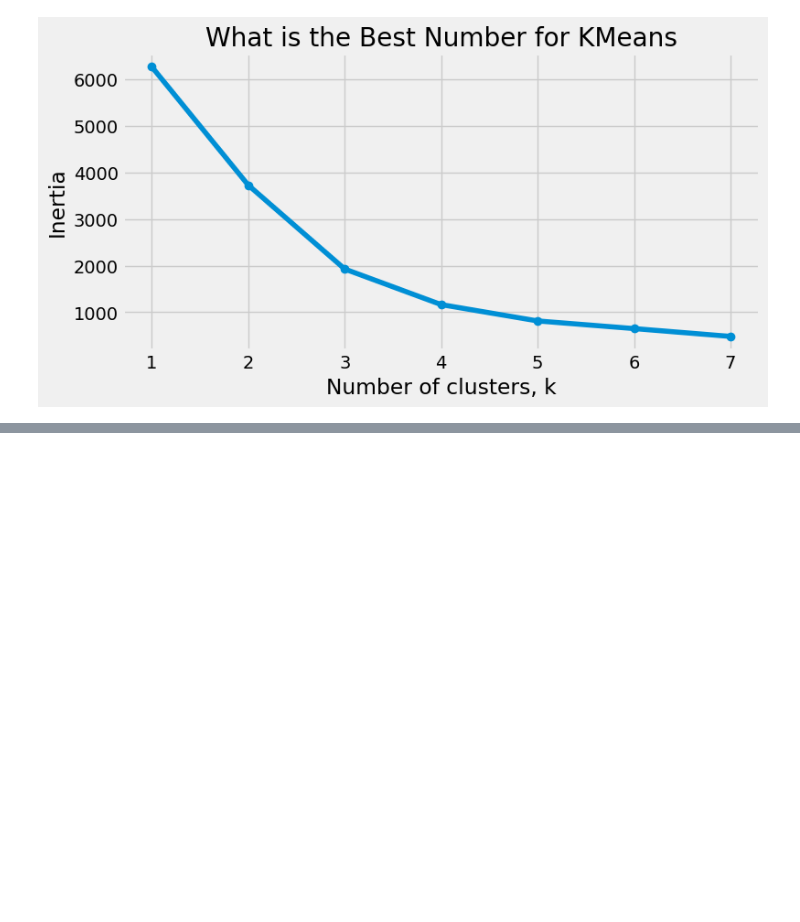
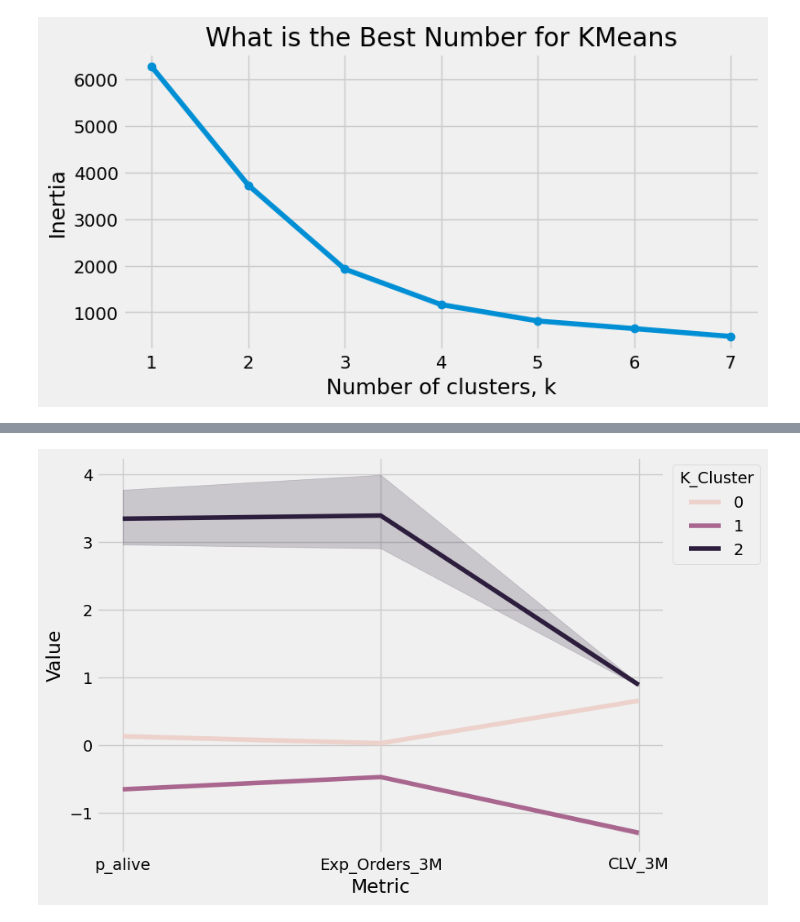
Before and after one commit to Rybakowski/projekt_churn_bank, a Jupyter notebook: P02_Segmentation/Segmentation_code.ipynb, the cells around one changed output, grey strips where cells are left out. Cells and saved outputs as stored; diff of their text form; code cells hidden in the pictures; blank space fills up the shorter version.

```diff
--- a/P02_Segmentation/Segmentation_code.ipynb
+++ b/P02_Segmentation/Segmentation_code.ipynb
@@ -359,0 +415,6 @@ plt.show()
+# %%
+f, ax = plt.subplots(figsize=(8, 6))
+ax = sns.lineplot(x = 'Metric', y = 'Value', hue = 'K_Cluster', data = rfm_melt)
+sns.move_legend(ax, "upper left", bbox_to_anchor=(1, 1))
+# %% [output]
+[figure, added]
```
Also changed, not shown: parts of 4 cells of this notebook.
